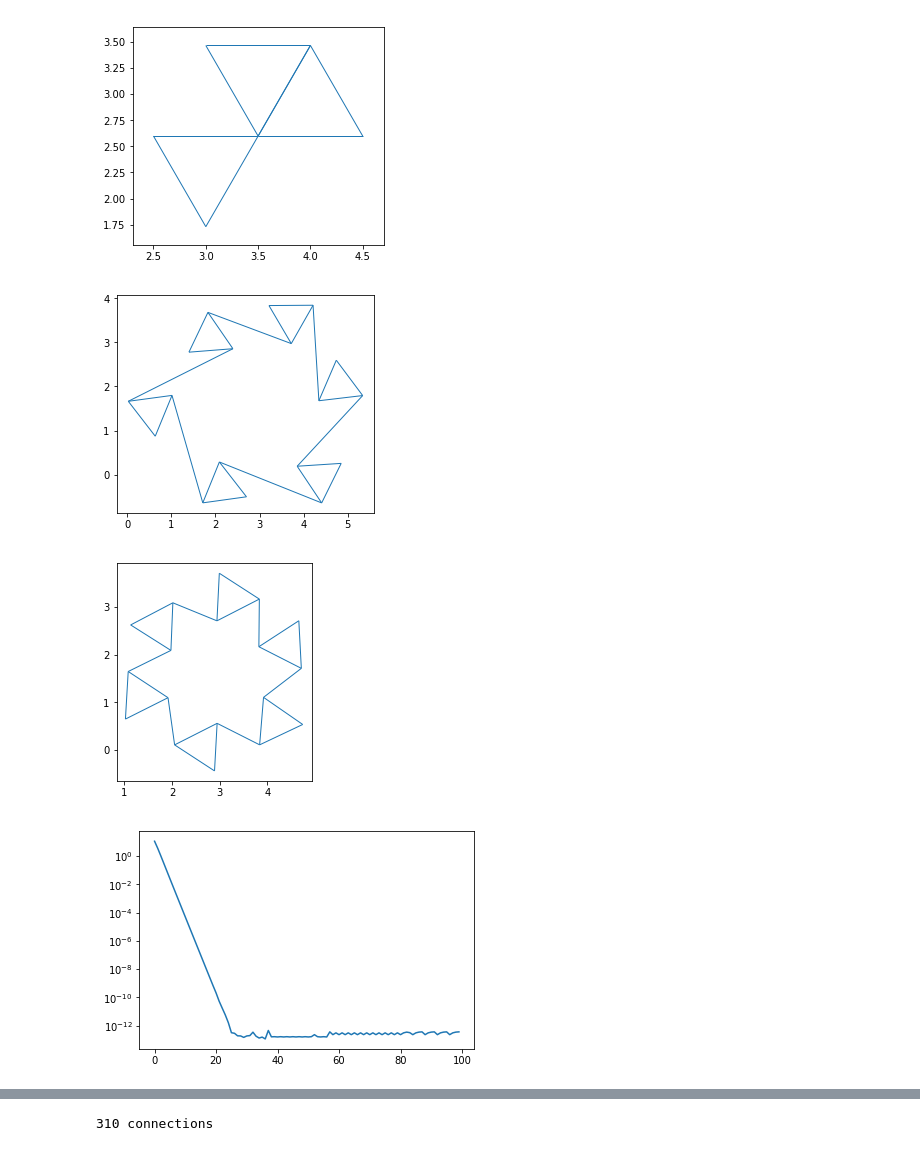
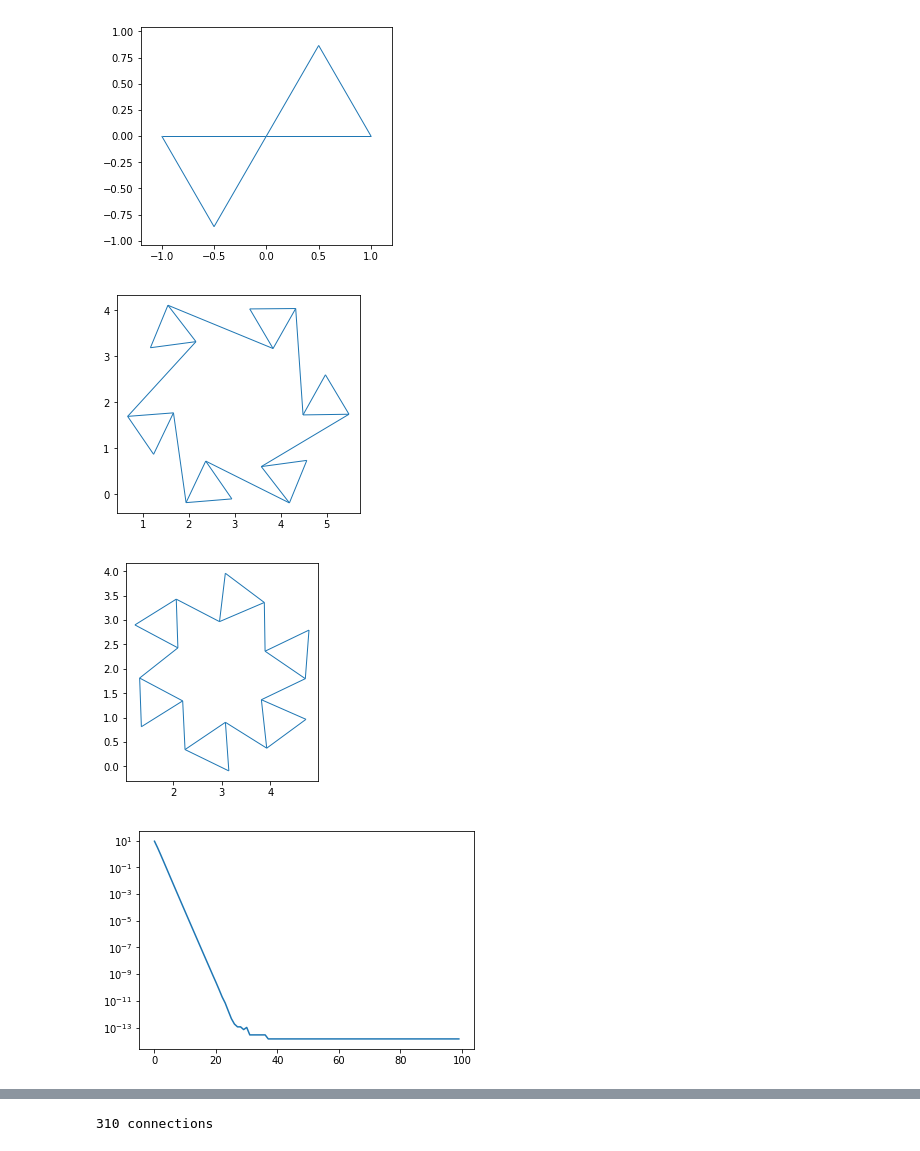
Before and after one commit to imagirom/Origami-Twist-Flagstones, a Jupyter notebook: OrigamiFlagstones.ipynb, the cells around one changed output, grey strips where cells are left out. Cells and saved outputs as stored; diff of their text form; code cells hidden in the pictures.

```diff
--- a/OrigamiFlagstones.ipynb
+++ b/OrigamiFlagstones.ipynb
@@ -15,36 +17,37 @@ from cp_optimization import CPLoss
 # %%
-plot_polygon(tiled_triangle(2,3,0))
-plot_polygon(tiled_triangle(2,3,1))
-plot_polygon(tiled_triangle(2,3,3))
+plot_polygon(tiled_triangle(0,0,0))
+plot_polygon(tiled_triangle(0,0,3))
 plt.gca().set_aspect('equal')
 # %% [output]
-[figure, old version]
+[figure, new version]
 # %%
+device = torch.device('cuda')
+
 connections = np.array([ [[i, 0], [(i+1)%6, 1]] for i in range(6)])  # from poly 0, vertex 0 to poly 1, vertex 2
 connection_lenghts = [1 for i in range(6)]
 polys = [tiled_triangle(2, 2, i) for i in range(6)]
 cp = CPLoss(polys, connections, connection_lenghts)
 
-positions = Variable(torch.FloatTensor([(np.random.rand()+1) * U(i*pi/3) for i in range(6)]), requires_grad=True)
-angles = Variable(torch.FloatTensor([np.random.rand()/5 for i in range(6)]), requires_grad=True)
+positions = Variable(torch.FloatTensor([(np.random.rand()+1) * U(i*pi/3) for i in range(6)]).to(device), requires_grad=True)
+angles = Variable(torch.FloatTensor([np.random.rand()/5 for i in range(6)]).to(device), requires_grad=True)
 tris = cp.mapped_points(positions, angles)
 show_cp(tris, connections)
 
 loss_curve = []
 for i in range(100):
     optim = SGD([positions, angles], lr=.1, momentum=0)
     optim.zero_grad()
     loss = cp(positions, angles)
     loss.backward()
     optim.step()
 
-    loss_curve.append(loss.data.numpy())
+    loss_curve.append(loss.data.cpu().numpy())
 
 tris = cp.mapped_points(positions, angles)
 show_cp(tris, connections)
 plt.semilogy(loss_curve)
 plt.show()
 # %% [output]
-[figure, old version]
+[figure, new version]
-[figure, old version]
+[figure, new version]
-[figure, old version]
+[figure, new version]
```
Also changed, not shown: parts of 4 cells of this notebook, 2 other files.
